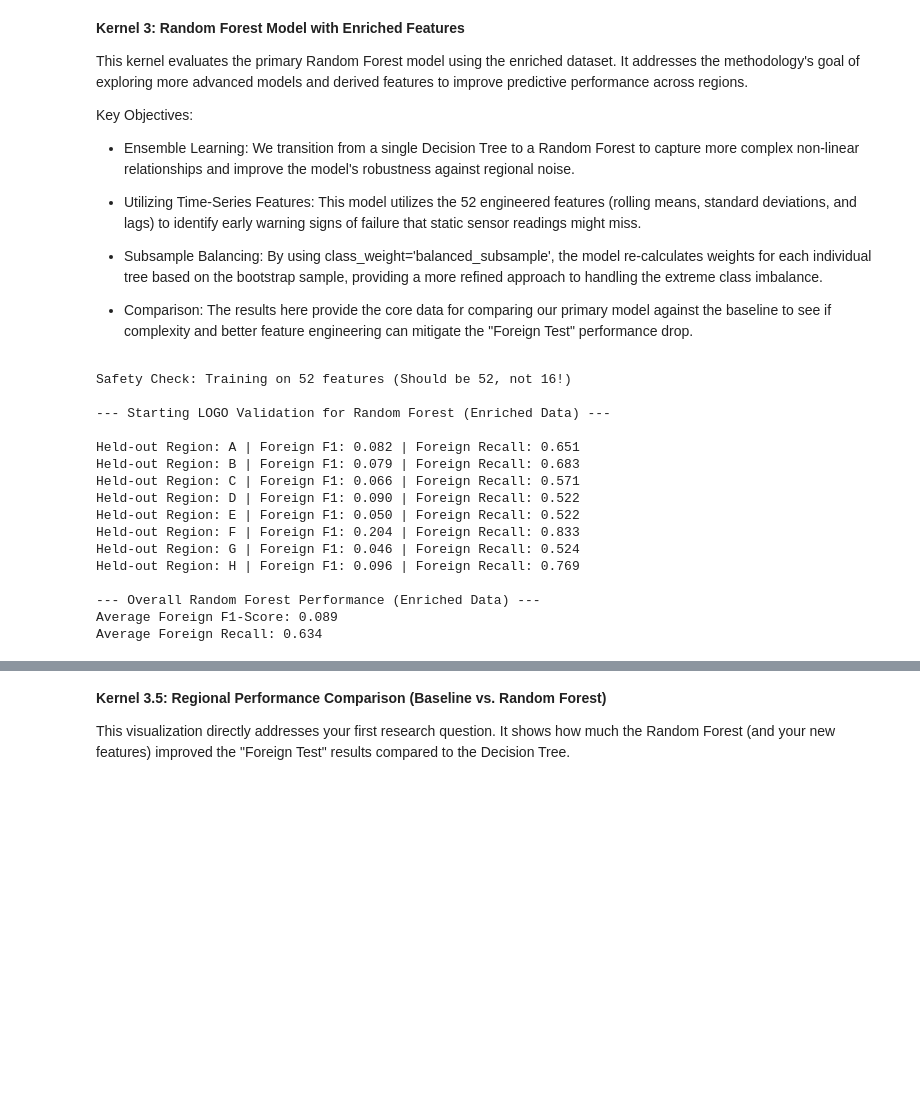
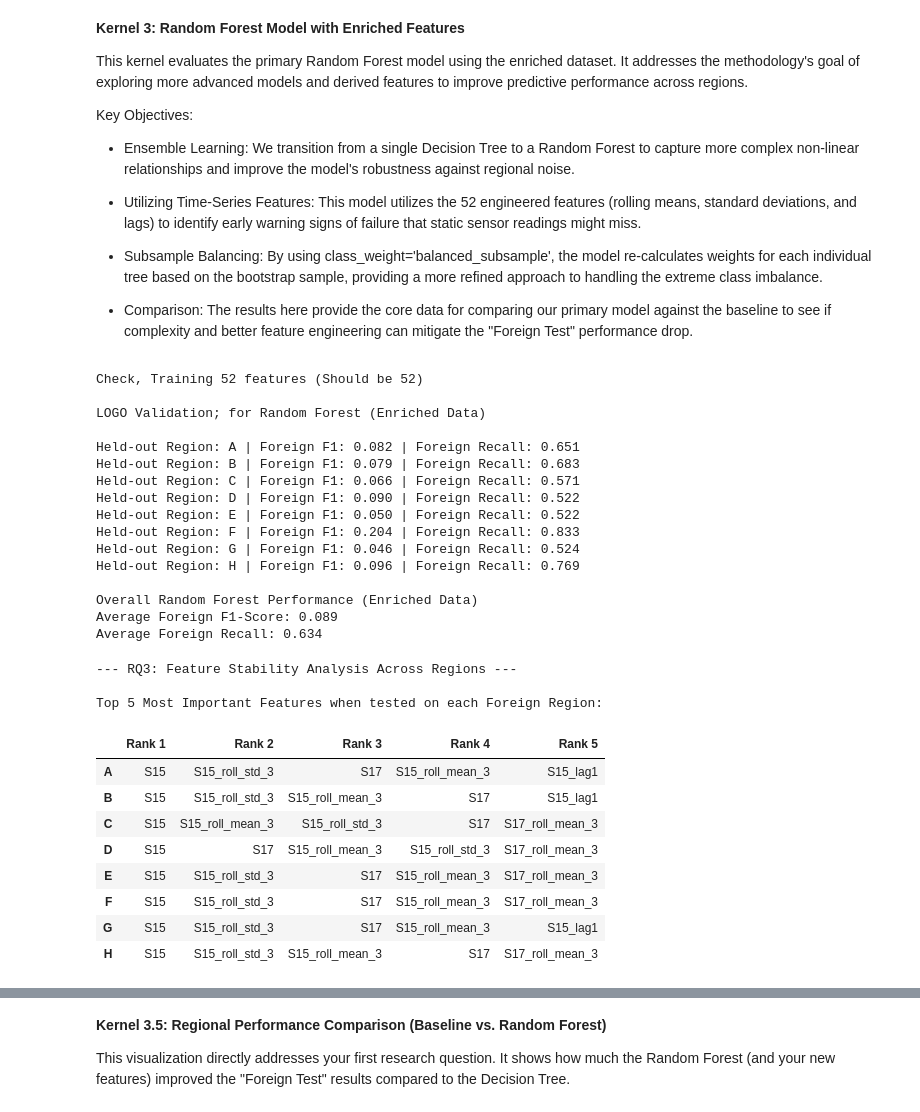
Before and after one commit to DGLRME-20-27-66/ME---Machine-Failure-NN, a Jupyter notebook: CODE Machine Failure ME NN.ipynb, the cells around one changed output, grey strips where cells are left out. Drawn from its saved outputs; the diff is of its cells as text; code cells hidden in the pictures; blank space fills up the shorter version.

```diff
--- a/CODE Machine Failure ME NN.ipynb
+++ b/CODE Machine Failure ME NN.ipynb
@@ -166,10 +261,10 @@ Key Objectives:
 
 - Comparison: The results here provide the core data for comparing our primary model against the baseline to see if complexity and better feature engineering can mitigate the "Foreign Test" performance drop.
 # %%
-# 1. Safety Check to ensure we are using the new 40-column dataset!
-print(f"Safety Check: Training on {X.shape[1]} features (Should be 52, not 16!)\n")
+# check columns
+print(f"Check, Training {X.shape[1]} features (Should be 52)\n")
 
-# 2. Initialize the Random Forest with balanced class weights
+#Random Forest with balanced class weights
 rf_model = RandomForestClassifier(
     n_estimators=50,
     max_depth=10,
@@ -178,12 +273,12 @@ rf_model = RandomForestClassifier(
     n_jobs=-1
 )
 
-print("--- Starting LOGO Validation for Random Forest (Enriched Data) ---\n")
+print("LOGO Validation; for Random Forest (Enriched Data)\n")
 
 rf_foreign_f1_scores = []
 rf_foreign_recall_scores = []
 
-# 3. The LOGO Loop
+#LOGO Loop
 for train_index, test_index in logo.split(X, y, groups):
     X_train, X_test = X.iloc[train_index], X.iloc[test_index]
     y_train, y_test = y.iloc[train_index], y.iloc[test_index]
@@ -192,7 +287,7 @@ for train_index, test_index in logo.split(X, y, groups):
     # Shuffle ONLY training data
     X_train, y_train = shuffle(X_train, y_train, random_state=42)
 
-    # Train and predict
+    # train and predict
     rf_model.fit(X_train, y_train)
     y_pred = rf_model.predict(X_test)
 
@@ -204,14 +299,14 @@ for train_index, test_index in logo.split(X, y, groups):
 
     print(f"Held-out Region: {test_region} | Foreign F1: {f1:.3f} | Foreign Recall: {recall:.3f}")
 
-# 4. Summary
-print("\n--- Overall Random Forest Performance (Enriched Data) ---")
+#overview
+print("\nOverall Random Forest Performance")
 print(f"Average Foreign F1-Score: {np.mean([r['f1'] for r in rf_foreign_f1_scores]):.3f}")
 print(f"Average Foreign Recall: {np.mean(rf_foreign_recall_scores):.3f}")
 # %% [output]
-Safety Check: Training on 52 features (Should be 52, not 16!)
+Check, Training 52 features (Should be 52)
 
---- Starting LOGO Validation for Random Forest (Enriched Data) ---
+LOGO Validation; for Random Forest (Enriched Data)
 
 Held-out Region: A | Foreign F1: 0.082 | Foreign Recall: 0.651
 Held-out Region: B | Foreign F1: 0.079 | Foreign Recall: 0.683
@@ -222,6 +317,51 @@ Held-out Region: F | Foreign F1: 0.204 | Foreign Recall: 0.833
 Held-out Region: G | Foreign F1: 0.046 | Foreign Recall: 0.524
 Held-out Region: H | Foreign F1: 0.096 | Foreign Recall: 0.769
 
---- Overall Random Forest Performance (Enriched Data) ---
+Overall Random Forest Performance (Enriched Data)
 Average Foreign F1-Score: 0.089
 Average Foreign Recall: 0.634
+# %%
+# RQ3: Feature Stability Analysis Across Regions
+
+logo = LeaveOneGroupOut()
+
+# We will store the top 5 features for each held-out region
+top_features_per_region = {}
+
+# Run a quick LOGO loop just to extract feature importances
+for train_index, test_index in logo.split(X, y, groups):
+    # Find out which region is the "test" region for this fold
+    test_region = groups.iloc[test_index].values[0]
+
+    X_train, y_train = X.iloc[train_index], y.iloc[train_index]
+
+    # Fit a quick Random Forest
+    rf_feature_model = RandomForestClassifier(n_estimators=50, class_weight='balanced', random_state=42, n_jobs=-1)
+    rf_feature_model.fit(X_train, y_train)
+
+    # Get importances and tie them to your 52 column names
+    importances = pd.Series(rf_feature_model.feature_importances_, index=X.columns)
+
+    # Sort top 5 features
+    top_5 = importances.sort_values(ascending=False).head(5).index.tolist()
+    top_features_per_region[test_region] = top_5
+
+
+stability_df = pd.DataFrame(top_features_per_region).T
+stability_df.columns = ['Rank 1', 'Rank 2', 'Rank 3', 'Rank 4', 'Rank 5']
+
+print("Top 5 Most Important Features when tested on each Foreign Region:")
+display(stability_df)
+# %% [output]
+--- RQ3: Feature Stability Analysis Across Regions ---
+
+Top 5 Most Important Features when tested on each Foreign Region:
+|  | Rank 1 | Rank 2 | Rank 3 | Rank 4 | Rank 5 |
+| A | S15 | S15_roll_std_3 | S17 | S15_roll_mean_3 | S15_lag1 |
+| B | S15 | S15_roll_std_3 | S15_roll_mean_3 | S17 | S15_lag1 |
+| C | S15 | S15_roll_mean_3 | S15_roll_std_3 | S17 | S17_roll_mean_3 |
+| D | S15 | S17 | S15_roll_mean_3 | S15_roll_std_3 | S17_roll_mean_3 |
+| E | S15 | S15_roll_std_3 | S17 | S15_roll_mean_3 | S17_roll_mean_3 |
+| F | S15 | S15_roll_std_3 | S17 | S15_roll_mean_3 | S17_roll_mean_3 |
+| G | S15 | S15_roll_std_3 | S17 | S15_roll_mean_3 | S15_lag1 |
+| H | S15 | S15_roll_std_3 | S15_roll_mean_3 | S17 | S17_roll_mean_3 |
```
Also changed, not shown: parts of 20 cells of this notebook.
